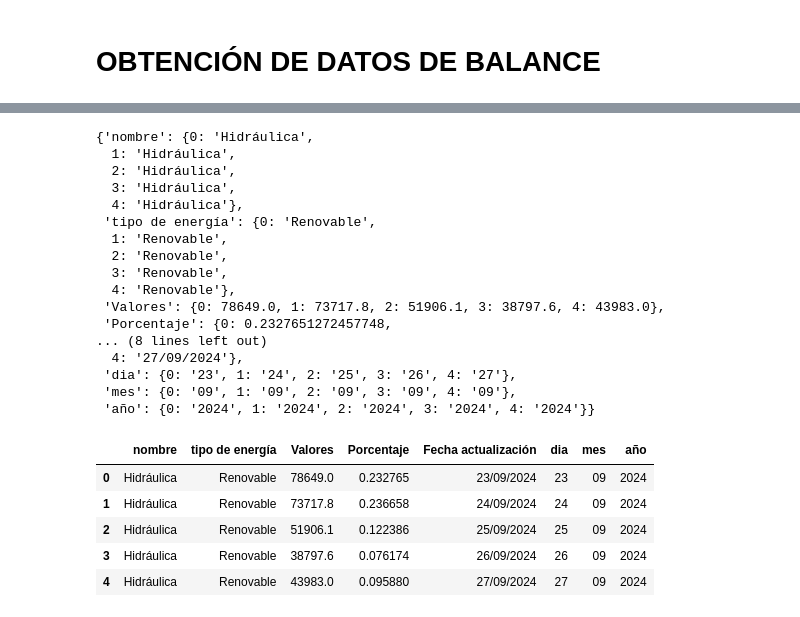
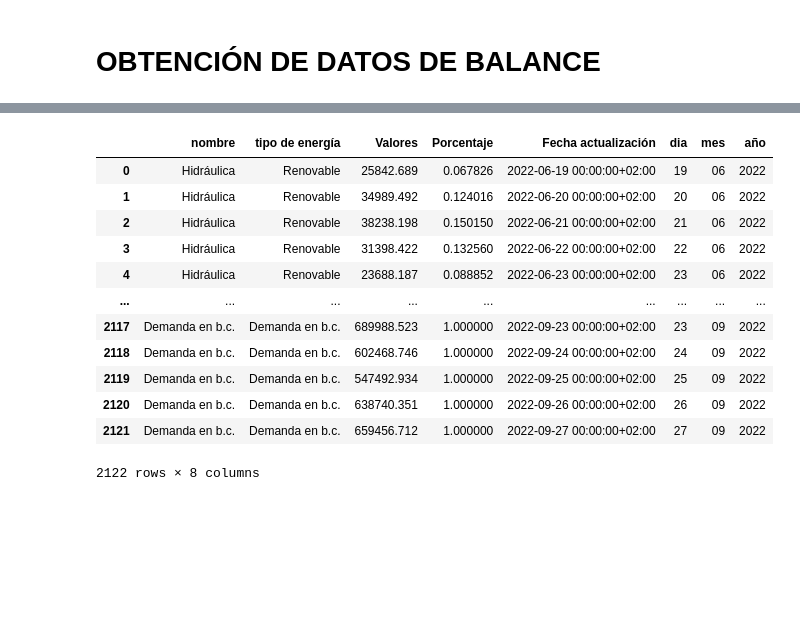
Before and after one commit to AcostaJoaquin/PFB-Grupo-B, a Jupyter notebook: Notebooks/Obtencion datos/datosdebalance.ipynb, the cells around one changed output, grey strips where cells are left out. Cells and saved outputs as stored; diff of their text form; code cells hidden in the pictures; blank space fills up the shorter version.

```diff
--- a/Notebooks/Obtencion datos/datosdebalance.ipynb
+++ b/Notebooks/Obtencion datos/datosdebalance.ipynb
@@ -44,20 +44,18 @@ pprint(data)
                'type': 'Demanda'}]}
 # %% [markdown]
 # OBTENCIÓN DE DATOS DE BALANCE
+# %%
+lang    =  input('¿En español (es) o en inglés (en)?')
+category = input('¿balance, demanda, generación o intercambio?')
+widget   = input('¿Qué widget quieres?')
+
+
+restaDia = float(input("¿Cuantos días atrás?: ______________"))
+input_año = int(input("¿Qué año?: ______________"))
 # %%
 headers = {
     'Accept': 'application/json',
     'Content-Type': 'application/json',
     'Host' : 'apidatos.ree.es'
 }
-# %%
-lang    =  input('¿En español (es) o en inglés (en)?')
-category = input('¿Balance, demanda, generación o intercambio?')
-widget   = input('¿Qué widget quieres?')
-
-
-restaDia = float(input("¿Cuantos días atrás?: ______________"))
-input_año = int(input("¿Qué año?: ______________"))
-
-#balance_datos(lang, category, widget, restaDia, input_año)
 # %%
@@ -140,31 +154,18 @@ df_balance["año"]                  = lista_años
-# %%
-df_balance.head(5).to_dict()
-# %% [output]
-{'nombre': {0: 'Hidráulica',
-  1: 'Hidráulica',
-  2: 'Hidráulica',
-  3: 'Hidráulica',
-  4: 'Hidráulica'},
- 'tipo de energía': {0: 'Renovable',
-  1: 'Renovable',
-  2: 'Renovable',
-  3: 'Renovable',
-  4: 'Renovable'},
- 'Valores': {0: 78649.0, 1: 73717.8, 2: 51906.1, 3: 38797.6, 4: 43983.0},
- 'Porcentaje': {0: 0.2327651272457748,
-... (8 lines left out)
-  4: '27/09/2024'},
- 'dia': {0: '23', 1: '24', 2: '25', 3: '26', 4: '27'},
- 'mes': {0: '09', 1: '09', 2: '09', 3: '09', 4: '09'},
- 'año': {0: '2024', 1: '2024', 2: '2024', 3: '2024', 4: '2024'}}
 # %%
-df_balance.head(5)
+df_balance
 # %% [output]
 |  | nombre | tipo de energía | Valores | Porcentaje | Fecha actualización | dia | mes | año |
-| 0 | Hidráulica | Renovable | 78649.0 | 0.232765 | 23/09/2024 | 23 | 09 | 2024 |
-| 1 | Hidráulica | Renovable | 73717.8 | 0.236658 | 24/09/2024 | 24 | 09 | 2024 |
-| 2 | Hidráulica | Renovable | 51906.1 | 0.122386 | 25/09/2024 | 25 | 09 | 2024 |
-| 3 | Hidráulica | Renovable | 38797.6 | 0.076174 | 26/09/2024 | 26 | 09 | 2024 |
-| 4 | Hidráulica | Renovable | 43983.0 | 0.095880 | 27/09/2024 | 27 | 09 | 2024 |
+| 0 | Hidráulica | Renovable | 25842.689 | 0.067826 | 2022-06-19 00:00:00+02:00 | 19 | 06 | 2022 |
+| 1 | Hidráulica | Renovable | 34989.492 | 0.124016 | 2022-06-20 00:00:00+02:00 | 20 | 06 | 2022 |
+| 2 | Hidráulica | Renovable | 38238.198 | 0.150150 | 2022-06-21 00:00:00+02:00 | 21 | 06 | 2022 |
+| 3 | Hidráulica | Renovable | 31398.422 | 0.132560 | 2022-06-22 00:00:00+02:00 | 22 | 06 | 2022 |
+| 4 | Hidráulica | Renovable | 23688.187 | 0.088852 | 2022-06-23 00:00:00+02:00 | 23 | 06 | 2022 |
+| ... | ... | ... | ... | ... | ... | ... | ... | ... |
+| 2117 | Demanda en b.c. | Demanda en b.c. | 689988.523 | 1.000000 | 2022-09-23 00:00:00+02:00 | 23 | 09 | 2022 |
+| 2118 | Demanda en b.c. | Demanda en b.c. | 602468.746 | 1.000000 | 2022-09-24 00:00:00+02:00 | 24 | 09 | 2022 |
+| 2119 | Demanda en b.c. | Demanda en b.c. | 547492.934 | 1.000000 | 2022-09-25 00:00:00+02:00 | 25 | 09 | 2022 |
+| 2120 | Demanda en b.c. | Demanda en b.c. | 638740.351 | 1.000000 | 2022-09-26 00:00:00+02:00 | 26 | 09 | 2022 |
+| 2121 | Demanda en b.c. | Demanda en b.c. | 659456.712 | 1.000000 | 2022-09-27 00:00:00+02:00 | 27 | 09 | 2022 |
+2122 rows × 8 columns
 # %%
 df_balance.to_csv('balance_electrico.csv')
```
Also changed, not shown: parts of 4 cells of this notebook.
